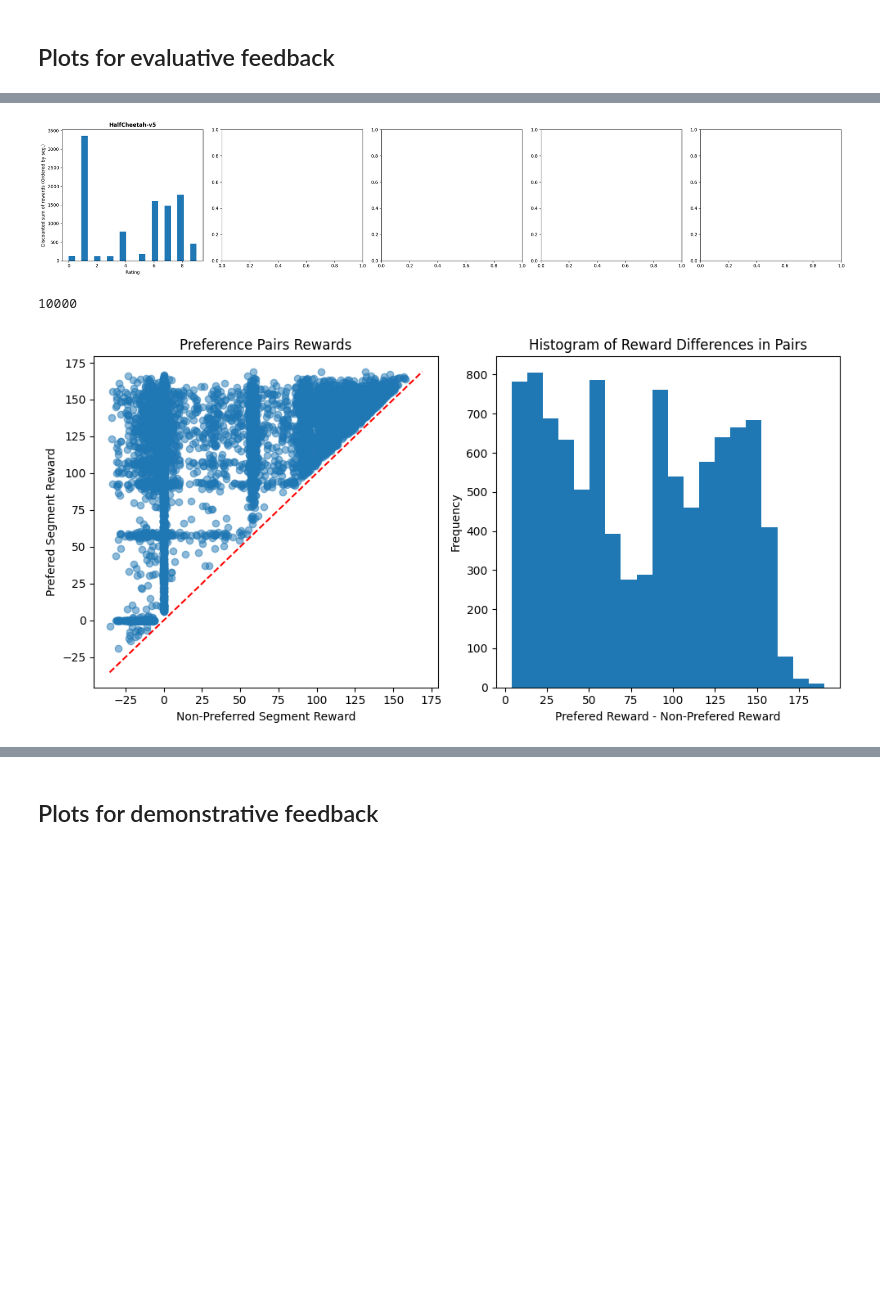
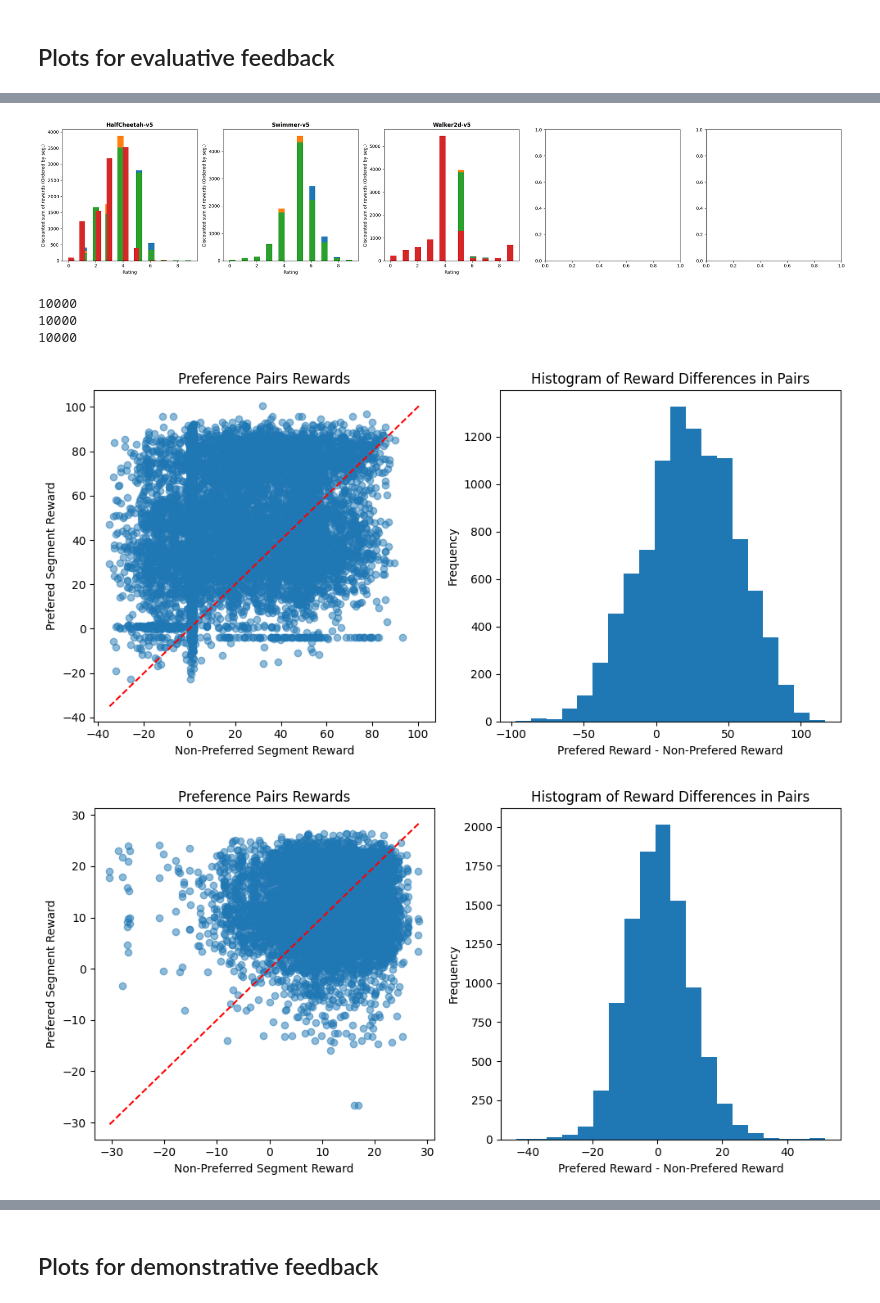
Before and after one commit to ymetz/multi-type-feedback, a Jupyter notebook: rlhf/Generate_Appendix_A_Plots.ipynb, the cells around one changed output, grey strips where cells are left out. Drawn from its saved outputs; the diff is of its cells as text; code cells hidden in the pictures; blank space fills up the shorter version.

```diff
--- a/rlhf/Generate_Appendix_A_Plots.ipynb
+++ b/rlhf/Generate_Appendix_A_Plots.ipynb
@@ -4,7 +4,7 @@ import numpy as np
 import matplotlib.pyplot as plt
 import pickle as pkl
 
-environments = ['HalfCheetah-v5'] #['HalfCheetah-v5', 'Hopper-v5', 'Swimmer-v5', 'Ant-v5', 'Walker2d-v5']
+environments = ['HalfCheetah-v5', 'Swimmer-v5', 'Walker2d-v5'] #['HalfCheetah-v5', 'Hopper-v5', 'Swimmer-v5', 'Ant-v5', 'Walker2d-v5']
 discount_factors = {
     'HalfCheetah-v5': 0.98,
     'Hopper-v5': 0.999,
@@ -15,7 +15,7 @@ discount_factors = {
     'ALE/MsPacman-v5': 0.99,
     'ALE/Enduro-v5': 0.99
 }
-feedback_dir = "feedback_debug"
+feedback_dir = "feedback_non_normed"
 # %% [markdown]
 ## Plots for evaluative feedback
 # %%
@@ -132,15 +135,10 @@ plt.tight_layout()
 
 plt.savefig("ratings_vs_discounted_sum_of_rewards.png")
 # %% [output]
-[figure, old version]
+[figure, new version]
 # %%
 import matplotlib.pyplot as plt
 import numpy as np
-from sklearn.manifold import TSNE
-import seaborn as sns
-
-# Compute statistics env per env (due to memory constraints)
-results = {}
 
 # helper function
 def discounted_sum_numpy(rewards, discount_factor):
@@ -158,31 +156,34 @@ for i, env in enumerate(environments):
     segment_rewards = np.array([discounted_sum_numpy([e[2] for e in seg], discount_factors[env]) for seg in env_plot_data["segments"]])
 
     # 1. Preference Pairs Visualization
     plt.figure(figsize=(10, 5))
 
     # Extract pairs and their rewards
     pair_indices = np.array(env_plot_data["preferences"])
     print(len(pair_indices))
     pair_rewards = segment_rewards[pair_indices]
 
     # Scatter plot of pair rewards
     plt.subplot(121)
     plt.scatter(pair_rewards[:, 0], pair_rewards[:, 1], alpha=0.5)
     plt.plot([min(segment_rewards), max(segment_rewards)], [min(segment_rewards), max(segment_rewards)], 'r--')
     plt.xlabel("Non-Preferred Segment Reward")
     plt.ylabel("Prefered Segment Reward")
     plt.title("Preference Pairs Rewards")
 
     # Histogram of reward differences in pairs
     plt.subplot(122)
     pair_differences = pair_rewards[:, 1] - pair_rewards[:, 0]
     plt.hist(pair_differences, bins=20)
     plt.xlabel("Prefered Reward - Non-Prefered Reward")
     plt.ylabel("Frequency")
     plt.title("Histogram of Reward Differences in Pairs")
 
     plt.tight_layout()
     plt.savefig(f"{env_name}_preference_pairs_analysis.png")
 # %% [output]
 10000
+10000
+10000
-[figure, old version]
+[figure, new version]
+[figure, added]
```
Also changed, not shown: parts of 8 cells of this notebook, 7 other files.
